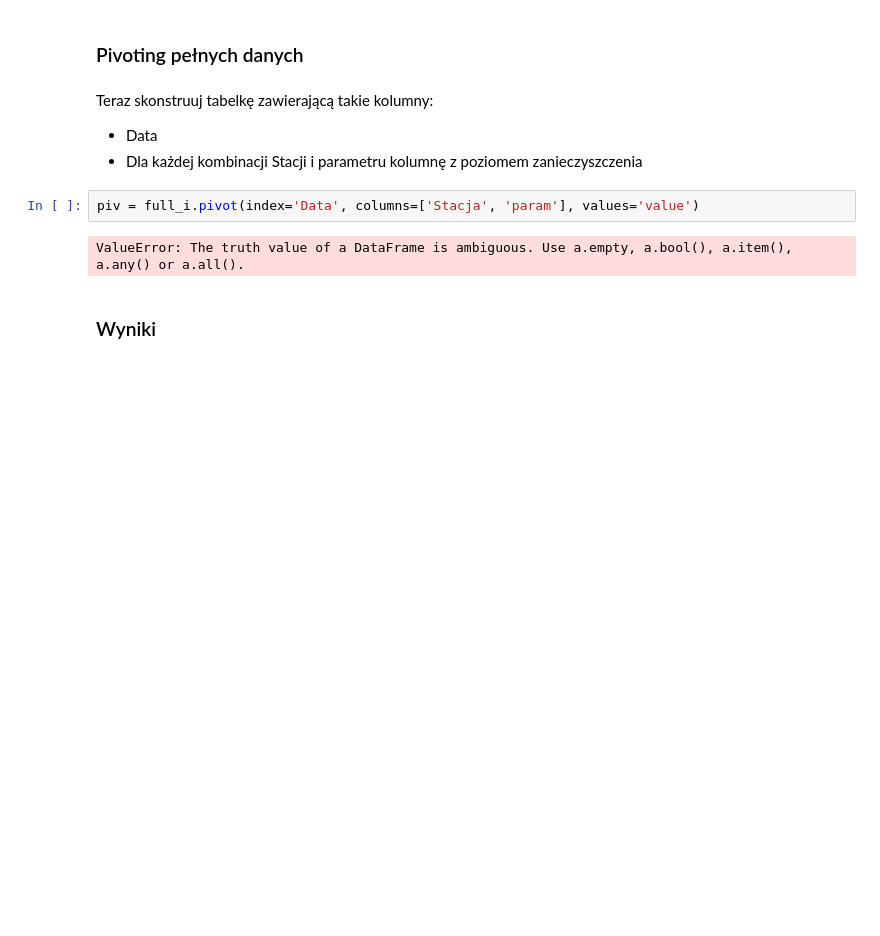
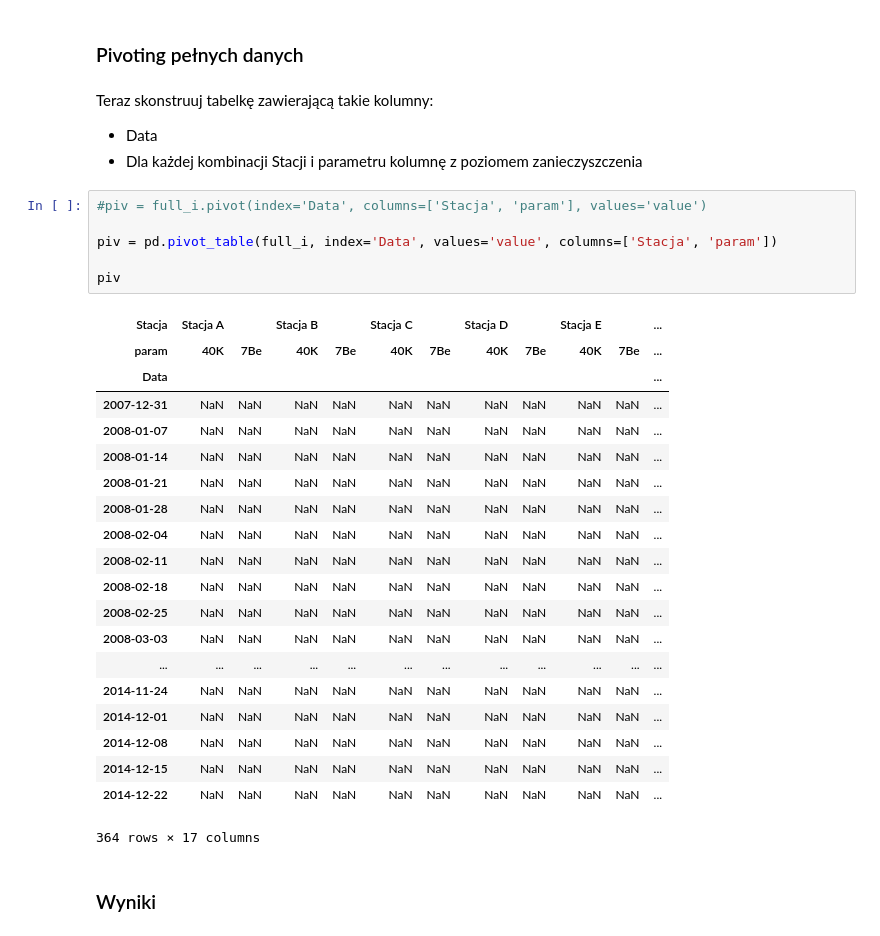
Before and after one commit to kowal256/pwzn, a Jupyter notebook: tasks/zaj6/zad2.ipynb, the cells around one changed output. Saved outputs shown, nothing was run; the diff lists cells and outputs as text; blank space fills up the shorter version.

```diff
--- a/tasks/zaj6/zad2.ipynb
+++ b/tasks/zaj6/zad2.ipynb
@@ -167,9 +167,32 @@ Teraz skonstruuj tabelkę zawierającą takie kolumny:
 * Data
 * Dla każdej kombinacji Stacji i parametru kolumnę z poziomem zanieczyszczenia
 # %%
-piv = full_i.pivot(index='Data', columns=['Stacja', 'param'], values='value')
+#piv = full_i.pivot(index='Data', columns=['Stacja', 'param'], values='value')
+
+piv = pd.pivot_table(full_i, index='Data', values='value', columns=['Stacja', 'param'])
+
+piv
 # %% [output]
+| Stacja | Stacja A |  | Stacja B |  | Stacja C |  | Stacja D |  | Stacja E |  | ... |
+| param | 40K | 7Be | 40K | 7Be | 40K | 7Be | 40K | 7Be | 40K | 7Be | ... |
+| Data |  |  |  |  |  |  |  |  |  |  | ... |
+| 2007-12-31 | NaN | NaN | NaN | NaN | NaN | NaN | NaN | NaN | NaN | NaN | ... |
+| 2008-01-07 | NaN | NaN | NaN | NaN | NaN | NaN | NaN | NaN | NaN | NaN | ... |
+| 2008-01-14 | NaN | NaN | NaN | NaN | NaN | NaN | NaN | NaN | NaN | NaN | ... |
+| 2008-01-21 | NaN | NaN | NaN | NaN | NaN | NaN | NaN | NaN | NaN | NaN | ... |
+| 2008-01-28 | NaN | NaN | NaN | NaN | NaN | NaN | NaN | NaN | NaN | NaN | ... |
+| 2008-02-04 | NaN | NaN | NaN | NaN | NaN | NaN | NaN | NaN | NaN | NaN | ... |
+| 2008-02-11 | NaN | NaN | NaN | NaN | NaN | NaN | NaN | NaN | NaN | NaN | ... |
+| 2008-02-18 | NaN | NaN | NaN | NaN | NaN | NaN | NaN | NaN | NaN | NaN | ... |
+| 2008-02-25 | NaN | NaN | NaN | NaN | NaN | NaN | NaN | NaN | NaN | NaN | ... |
+| 2008-03-03 | NaN | NaN | NaN | NaN | NaN | NaN | NaN | NaN | NaN | NaN | ... |
+| ... | ... | ... | ... | ... | ... | ... | ... | ... | ... | ... | ... |
+| 2014-11-24 | NaN | NaN | NaN | NaN | NaN | NaN | NaN | NaN | NaN | NaN | ... |
+| 2014-12-01 | NaN | NaN | NaN | NaN | NaN | NaN | NaN | NaN | NaN | NaN | ... |
+| 2014-12-08 | NaN | NaN | NaN | NaN | NaN | NaN | NaN | NaN | NaN | NaN | ... |
+| 2014-12-15 | NaN | NaN | NaN | NaN | NaN | NaN | NaN | NaN | NaN | NaN | ... |
+| 2014-12-22 | NaN | NaN | NaN | NaN | NaN | NaN | NaN | NaN | NaN | NaN | ... |
-ValueError: The truth value of a DataFrame is ambiguous. Use a.empty, a.bool(), a.item(), a.any() or a.all().
+364 rows × 17 columns
 # %% [markdown]
 ### Wyniki
 # %% [markdown]
```
Also changed, not shown: parts of 1 cell of this notebook.
